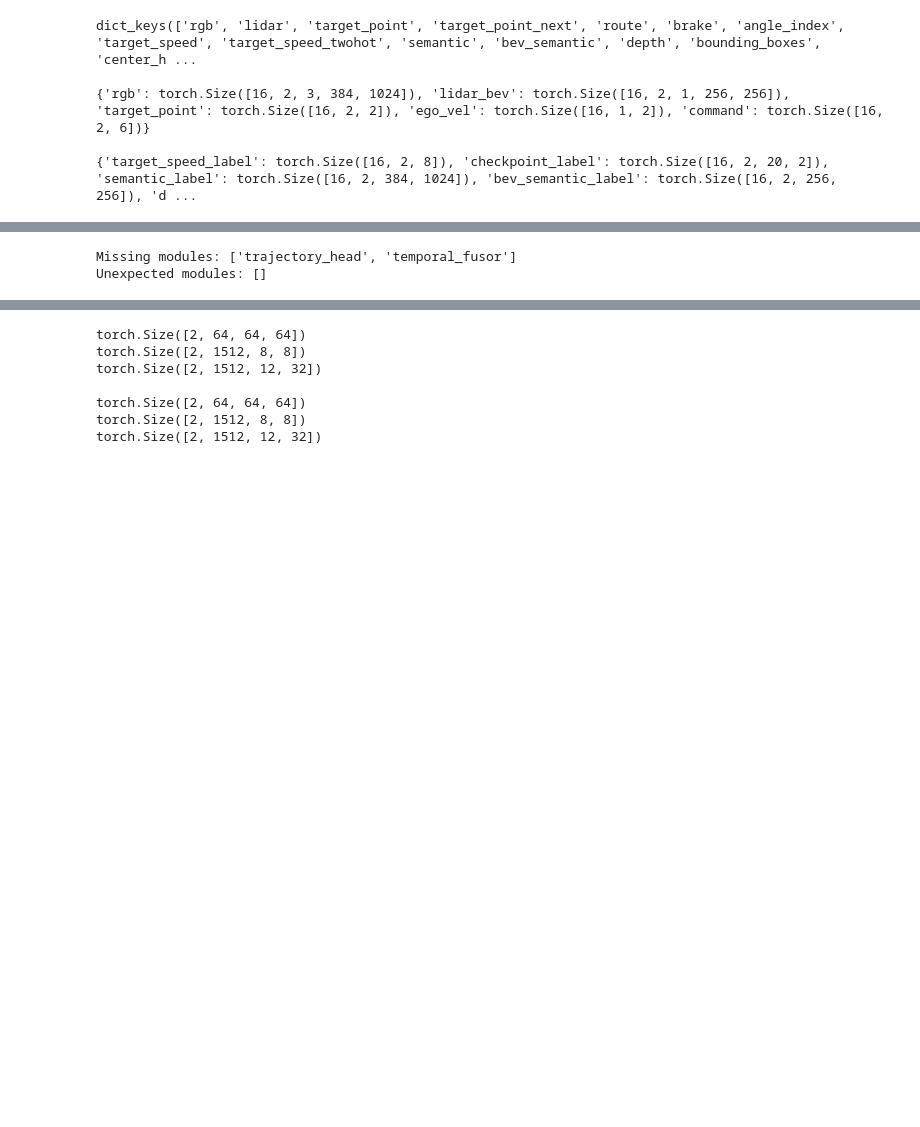
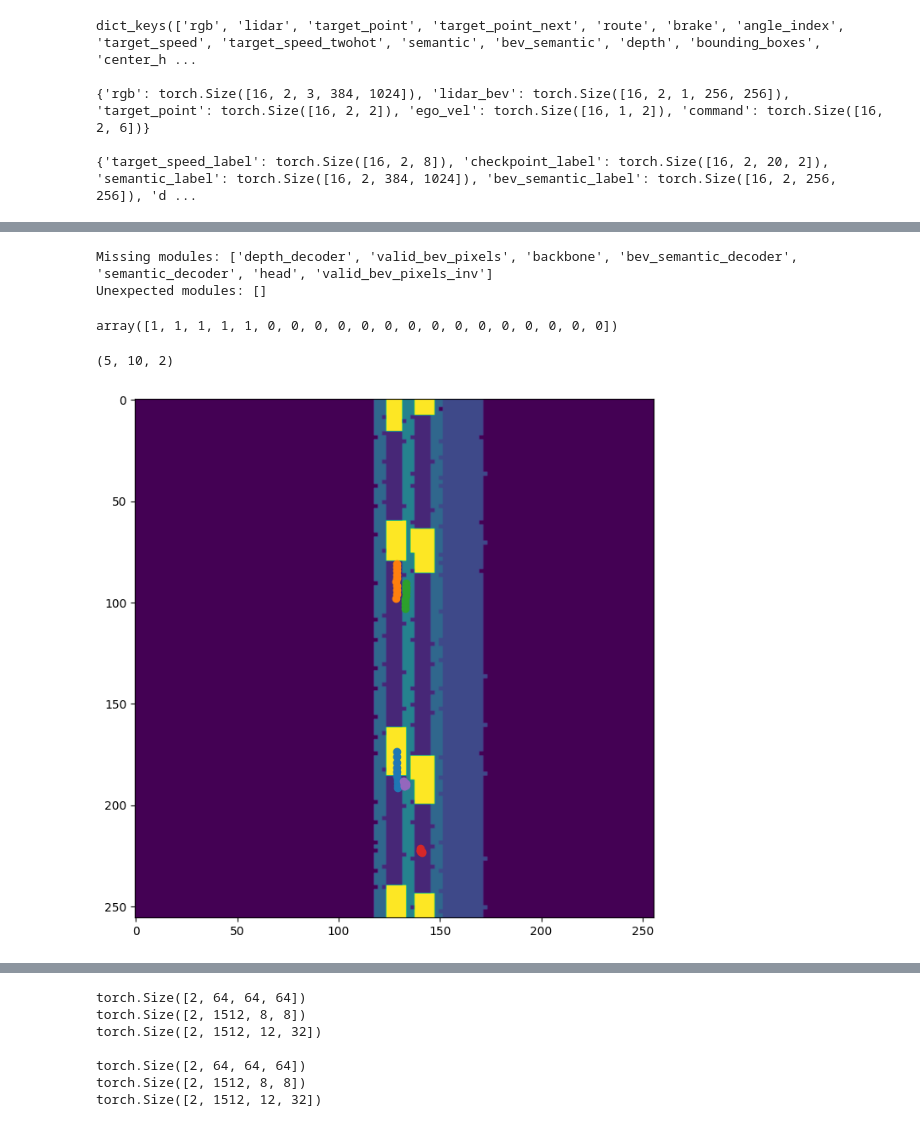
Before and after one commit to andreas122001/AD_specialization_project, a Jupyter notebook: team_code/0_test.ipynb, the cells around one changed output, grey strips where cells are left out. Saved outputs shown, nothing was run; the diff lists cells and outputs as text; code cells hidden in the pictures; blank space fills up the shorter version.

```diff
--- a/team_code/0_test.ipynb
+++ b/team_code/0_test.ipynb
@@ -730,12 +601,46 @@ Total parameters: 122_263_685
 # %%
 missing_keys, unexpected_keys = net.load_state_dict(
     torch.load(
-        "../results/tfpp_base/model_0030.pth", map_location=device, weights_only=True
+        "../results/training/tfpp_trajectory/model_0014.pth", map_location=device, weights_only=True
     ),
     strict=False,
 )
 print(f"Missing modules:", list(set([k.split(".")[0] for k in missing_keys])))
 print(f"Unexpected modules:", list(set([k.split(".")[0] for k in unexpected_keys])))
 # %% [output]
-Missing modules: ['trajectory_head', 'temporal_fusor']
+Missing modules: ['depth_decoder', 'valid_bev_pixels', 'backbone', 'bev_semantic_decoder', 'semantic_decoder', 'head', 'valid_bev_pixels_inv']
 Unexpected modules: []
+# %%
+(
+    _,
+    pred_target_speed,
+    pred_checkpoint,
+    pred_semantic,
+    pred_bev_semantic,
+    pred_depth,
+    pred_bounding_box,
+    pred_trajectories,
+    pred_trajectories_confidence,
+    _,
+    _,
+    _,
+    attn_weights,
+) = net.forward(
+    **extract_data(data_point)
+)
+import numpy as np
+sample_pred_trajectory = pred_trajectories[0].detach().cpu().numpy()
+sample_pred_confidence = pred_trajectories_confidence[0].softmax(-1).detach().cpu().numpy()
+sample_pred_trajectory = sample_pred_trajectory[np.where(sample_pred_confidence.argmax(-1))]
+sample_traj = extract_targets(data_point)['trajectories_label'][0].detach().cpu().numpy()
+sample_traj_mask = extract_targets(data_point)['trajectories_mask'][0].detach().cpu().numpy()
+sample_traj = sample_traj[np.where(sample_traj_mask.sum(-1) != 0)]
+sample_bev = extract_targets(data_point)['bev_semantic_label'][0].detach().cpu().numpy()
+# %%
+sample_pred_confidence.argmax(-1)
+# %% [output]
+array([1, 1, 1, 1, 1, 0, 0, 0, 0, 0, 0, 0, 0, 0, 0, 0, 0, 0, 0, 0])
+# %%
+sample_pred_trajectory[np.where(sample_pred_confidence.argmax(-1))].shape
+# %% [output]
+(5, 10, 2)
@@ -741,0 +660,14 @@ Unexpected modules: []
+# %%
+import matplotlib.pyplot as plt
+plt.figure(figsize=(8, 8))
+plt.imshow(np.flip(np.rot90(sample_bev, k=1), axis=0))
+
+for traj in sample_pred_trajectory:
+    plt.scatter(traj[:, 0], traj[:, 1])
+# for traj in sample_traj:
+#     traj = denormalize_trajectories(traj)
+#     plt.scatter(traj[:, 0], traj[:, 1])
+# plt.plot(sample_pred_trajectory[:, 0], sample_pred_trajectory[:, 1], "r-")
+# plt.plot(sample_traj[:, 0], sample_traj[:, 1], "b-")
+# %% [output]
+[figure, added]
```
Also changed, not shown: parts of 16 cells of this notebook, 2 other files.
